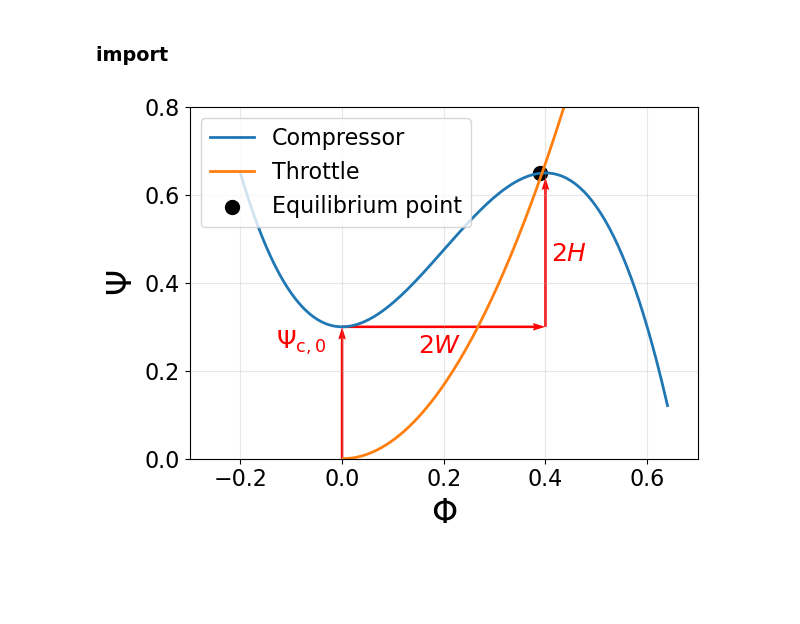
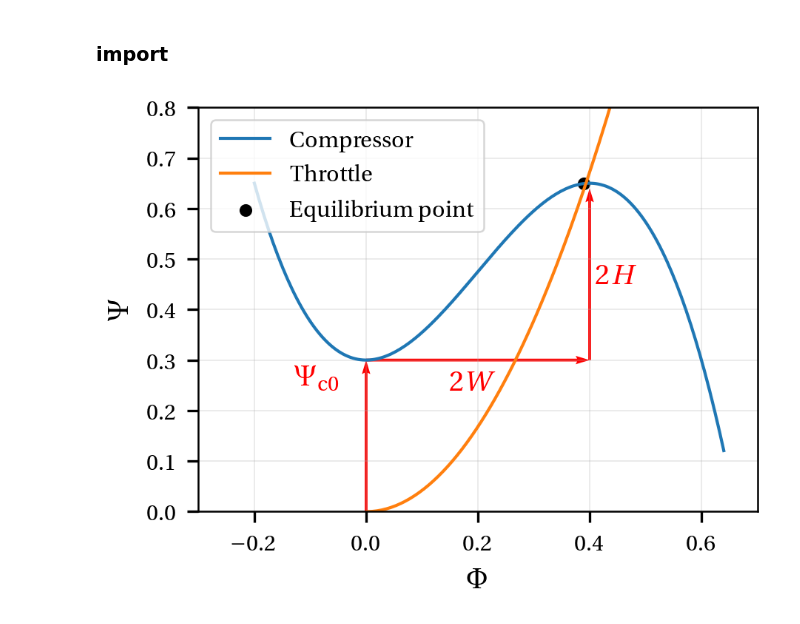
Before and after one commit to Propulsion-Power-TU-Delft/unsflow, a Jupyter notebook: testcases/greitzer/compressor_cubic_model/compressor_model.ipynb, the cells around one changed output. Drawn from its saved outputs; the diff is of its cells as text; code cells hidden in the pictures; blank space fills up the shorter version.

Commit message:
updated plots

```diff
--- a/testcases/greitzer/compressor_cubic_model/compressor_model.ipynb
+++ b/testcases/greitzer/compressor_cubic_model/compressor_model.ipynb
@@ -13,53 +13,51 @@ H = 0.175       # Peak-to-valley amplitude of the characteristic (pressure rise
 psi_c0 = 0.3   # Baseline (offset) of the characteristic (minimum pressure rise)
 
 # --- Define the compressor characteristic function ---
 def psi_c(phi):
     """
     Computes the compressor characteristic ψ_c(φ):
     ψ_c(φ) = ψ_c0 + H * [1 + 1.5*(φ/W - 1) - 0.5*(φ/W - 1)^3]
     where:
       - φ : nondimensional flow coefficient
       - W : reference flow coefficient (scales the cubic)
       - H : amplitude of the characteristic curve
       - ψ_c0 : offset of the curve
     """
     return psi_c0 + H * (1 + 1.5*(phi/W - 1) - 0.5*(phi/W - 1)**3)
 
 # --- Generate data ---
 phi = np.linspace(-W, 3.2*W, 200)   # range of flow coefficients around the operating region
 psi = psi_c(phi)
 
 # --- Plot ---
-plt.figure()
-plt.plot(phi, psi, linewidth=2, label='Compressor')
-plt.plot(phi[phi>0], 4.2*phi[phi>0]**2, linewidth=2, label='Throttle')
-plt.scatter(0.39, 0.65, color='k', s=100, label='Equilibrium point')
+set_thesis_style()
+fig, ax = create_figure(fraction=0.6, aspect_ratio=1.3, subplots=(1, 1))
+ax.plot(phi, psi, label='Compressor')
+ax.plot(phi[phi>0], 4.2*phi[phi>0]**2, label='Throttle')
+ax.scatter(0.39, 0.65, color='k', label='Equilibrium point')
 
-plt.text(-0.13, 0.25,
-         r'$\Psi_{\rm c,0}$',
-         fontsize=18,
+ax.text(-0.13, 0.25,
+         r'$\Psi_{\rm c0}$',
          color='red')
-plt.quiver(0.0, 0.0, 0.0, psi_c0, angles='xy', scale_units='xy', scale=1, color='red',width=0.005)
+ax.quiver(0.0, 0.0, 0.0, psi_c0, angles='xy', scale_units='xy', scale=1, color='red',width=0.005)
 
-plt.text(0.15, 0.24,
+ax.text(0.15, 0.24,
          r'$2W$',
-         fontsize=18,
          color='red')
-plt.quiver(0.0, psi_c0, 2*W, 0, angles='xy', scale_units='xy', scale=1, color='red',width=0.005)
+ax.quiver(0.0, psi_c0, 2*W, 0, angles='xy', scale_units='xy', scale=1, color='red',width=0.005)
 
-plt.text(0.41, 0.45,
+ax.text(0.41, 0.45,
          r'$2H$',
-         fontsize=18,
+        #  fontsize=18,
          color='red')
-plt.quiver(2*W, psi_c0, 0, 2*H-0.01, angles='xy', scale_units='xy', scale=1, color='red', width=0.005)
+ax.quiver(2*W, psi_c0, 0, 2*H-0.01, angles='xy', scale_units='xy', scale=1, color='red', width=0.005)
 
-plt.xlabel(r'$\Phi$')
-plt.ylabel(r'$\Psi$')
-plt.xlim([-0.3, 0.7])
-plt.ylim([0, 0.8])
-plt.legend()
-plt.grid(alpha=0.3)
-plt.tight_layout()
-plt.savefig('compressor_axisymmetric_cubic_model.pdf', bbox_inches='tight')
+ax.set_xlabel(r'$\Phi$')
+ax.set_ylabel(r'$\Psi$')
+ax.set_xlim([-0.3, 0.7])
+ax.set_ylim([0, 0.8])
+ax.legend()
+ax.grid(alpha=0.3)
+fig.savefig('compressor_axisymmetric_cubic_model.pdf')
 # %% [output]
-[figure, old version]
+[figure, new version]
```
Also changed, not shown: parts of 1 cell of this notebook, 22 other files.
